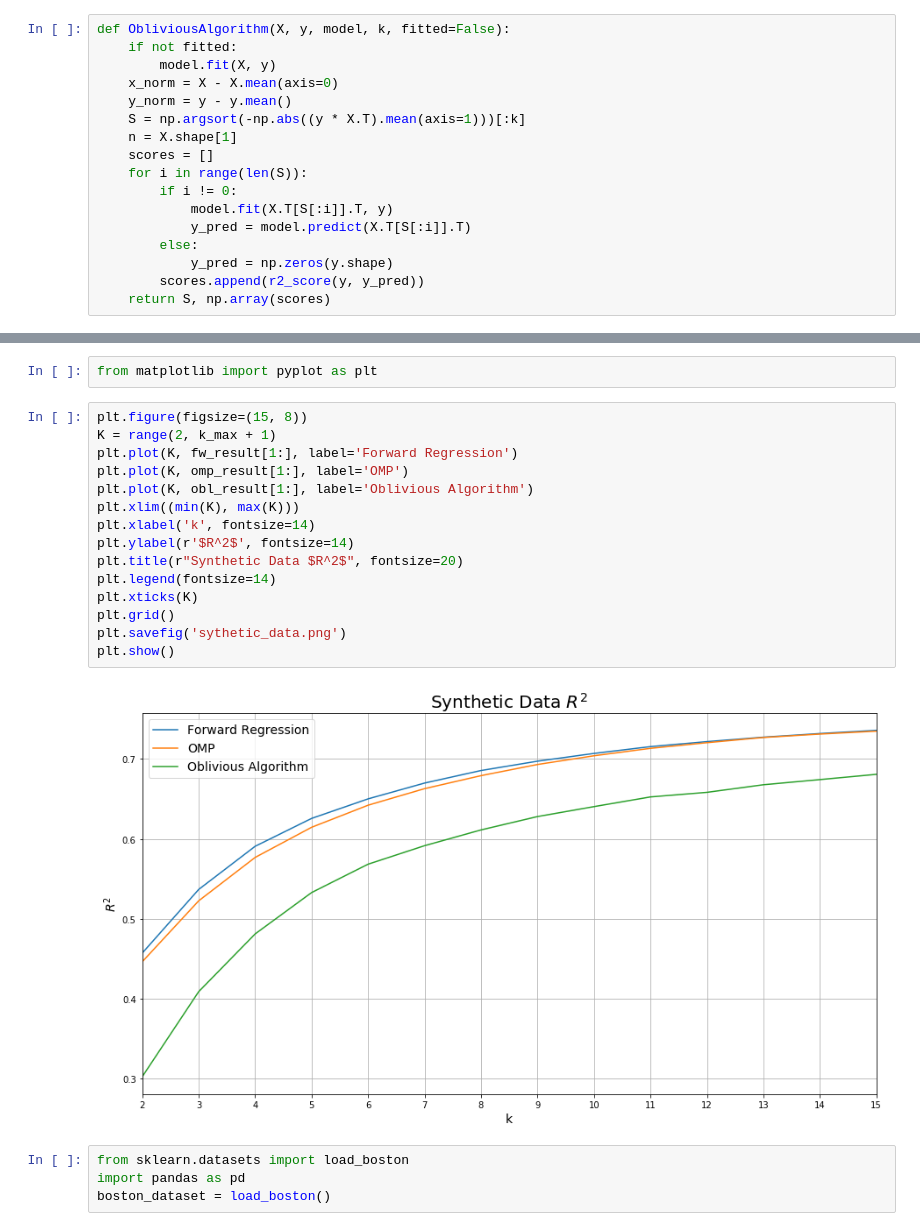
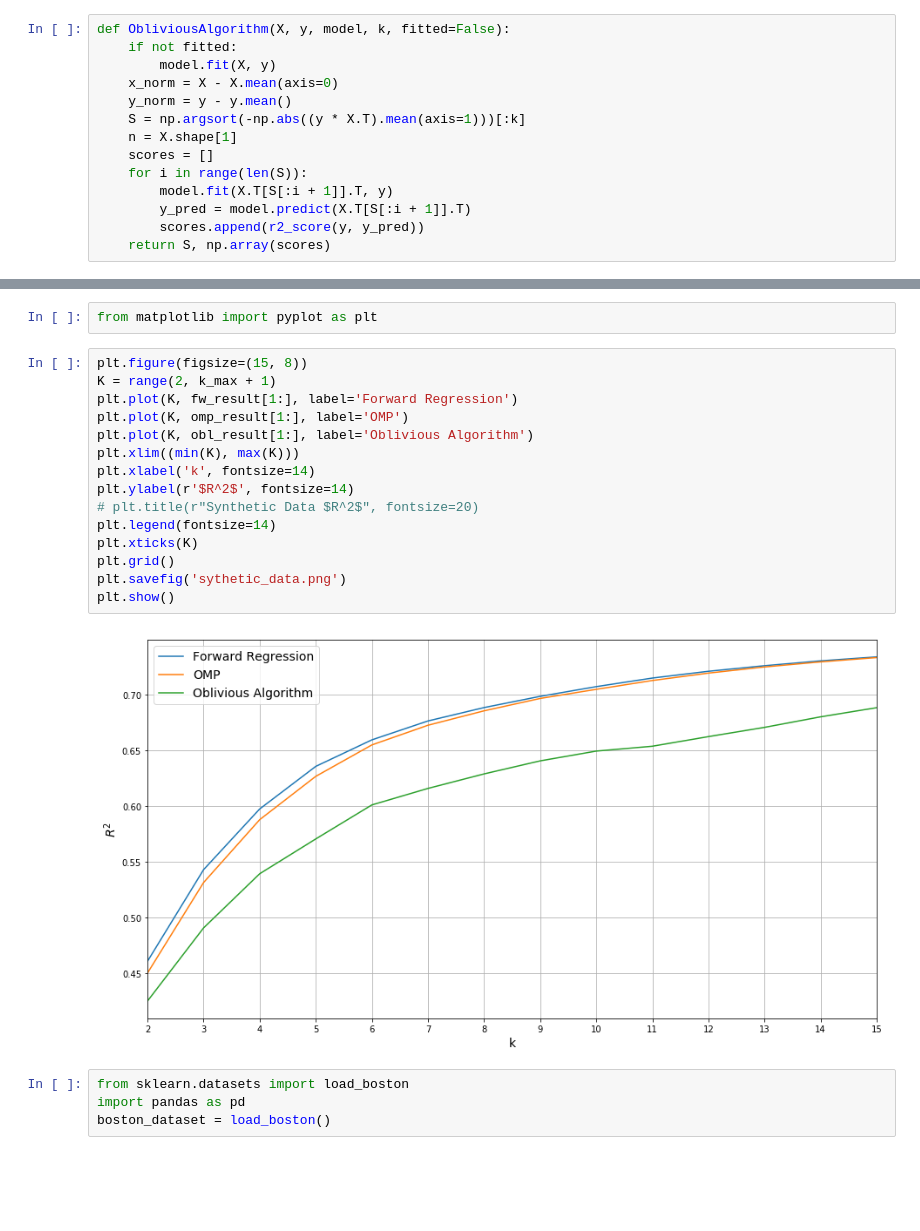
Before and after one commit to avxxx/Optimizing-Project-2020, a Jupyter notebook: Generation_and_prediction.ipynb, the cells around one changed output, grey strips where cells are left out. Drawn from its saved outputs; the diff is of its cells as text; blank space fills up the shorter version.

```diff
--- a/Generation_and_prediction.ipynb
+++ b/Generation_and_prediction.ipynb
@@ -166,11 +166,8 @@ def ObliviousAlgorithm(X, y, model, k, fitted=False):
     n = X.shape[1]
     scores = []
     for i in range(len(S)):
-        if i != 0:
-            model.fit(X.T[S[:i]].T, y)
-            y_pred = model.predict(X.T[S[:i]].T)
-        else:
-            y_pred = np.zeros(y.shape)
+        model.fit(X.T[S[:i + 1]].T, y)
+        y_pred = model.predict(X.T[S[:i + 1]].T)
         scores.append(r2_score(y, y_pred))
     return S, np.array(scores)
 # %%
@@ -202,20 +199,20 @@ from matplotlib import pyplot as plt
 # %%
 plt.figure(figsize=(15, 8))
 K = range(2, k_max + 1)
 plt.plot(K, fw_result[1:], label='Forward Regression')
 plt.plot(K, omp_result[1:], label='OMP')
 plt.plot(K, obl_result[1:], label='Oblivious Algorithm')
 plt.xlim((min(K), max(K)))
 plt.xlabel('k', fontsize=14)
 plt.ylabel(r'$R^2$', fontsize=14)
-plt.title(r"Synthetic Data $R^2$", fontsize=20)
+# plt.title(r"Synthetic Data $R^2$", fontsize=20)
 plt.legend(fontsize=14)
 plt.xticks(K)
 plt.grid()
 plt.savefig('sythetic_data.png')
 plt.show()
 # %% [output]
-[figure, old version]
+[figure, new version]
 # %%
 from sklearn.datasets import load_boston
 import pandas as pd
```
Also changed, not shown: parts of 1 cell of this notebook.
